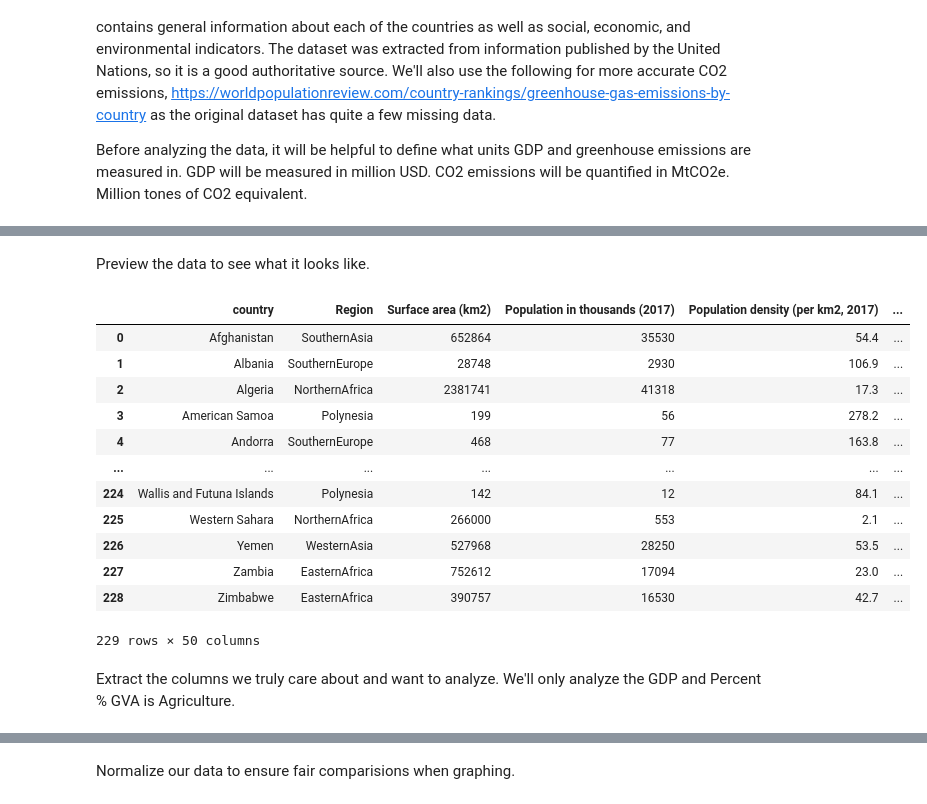
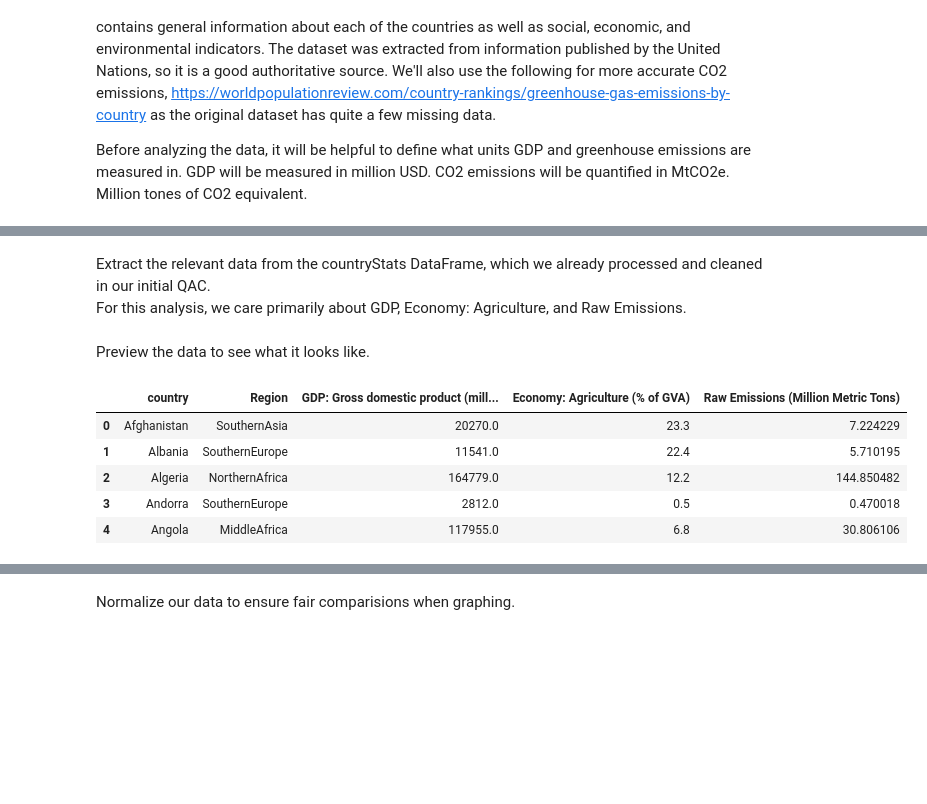
Before and after one commit to melotic/cs3654-project, a Jupyter notebook: Project3.ipynb, the cells around one changed output, grey strips where cells are left out. Drawn from its saved outputs; the diff is of its cells as text; code cells hidden in the pictures; blank space fills up the shorter version.

Commit message:
Made some modifications to analysis

```diff
--- a/Project3.ipynb
+++ b/Project3.ipynb
@@ -663,20 +627,16 @@ dtype: object
+# %% [markdown]
+Extract the relevant data from the countryStats DataFrame, which we already processed and cleaned in our initial QAC.
+For this analysis, we care primarily about GDP, Economy: Agriculture, and Raw Emissions.
+# %%
+data = countryStats[["country", "Region", "GDP: Gross domestic product (million current US$)", "Economy: Agriculture (% of GVA)", "Raw Emissions (Million Metric Tons)"]]
 # %% [markdown]
 Preview the data to see what it looks like.
 # %%
-data
+data.head()
 # %% [output]
-|  | country | Region | Surface area (km2) | Population in thousands (2017) | Population density (per km2, 2017) | ... |
-| 0 | Afghanistan | SouthernAsia | 652864 | 35530 | 54.4 | ... |
-| 1 | Albania | SouthernEurope | 28748 | 2930 | 106.9 | ... |
-| 2 | Algeria | NorthernAfrica | 2381741 | 41318 | 17.3 | ... |
-| 3 | American Samoa | Polynesia | 199 | 56 | 278.2 | ... |
-| 4 | Andorra | SouthernEurope | 468 | 77 | 163.8 | ... |
-| ... | ... | ... | ... | ... | ... | ... |
-| 224 | Wallis and Futuna Islands | Polynesia | 142 | 12 | 84.1 | ... |
-| 225 | Western Sahara | NorthernAfrica | 266000 | 553 | 2.1 | ... |
-| 226 | Yemen | WesternAsia | 527968 | 28250 | 53.5 | ... |
-| 227 | Zambia | EasternAfrica | 752612 | 17094 | 23.0 | ... |
-| 228 | Zimbabwe | EasternAfrica | 390757 | 16530 | 42.7 | ... |
+|  | country | Region | GDP: Gross domestic product (mill... | Economy: Agriculture (% of GVA) | Raw Emissions (Million Metric Tons) |
+| 0 | Afghanistan | SouthernAsia | 20270.0 | 23.3 | 7.224229 |
+| 1 | Albania | SouthernEurope | 11541.0 | 22.4 | 5.710195 |
+| 2 | Algeria | NorthernAfrica | 164779.0 | 12.2 | 144.850482 |
+| 3 | Andorra | SouthernEurope | 2812.0 | 0.5 | 0.470018 |
+| 4 | Angola | MiddleAfrica | 117955.0 | 6.8 | 30.806106 |
-229 rows × 50 columns
-# %% [markdown]
-Extract the columns we truly care about and want to analyze. We'll only analyze the GDP and Percent % GVA is Agriculture.
```
Also changed, not shown: parts of 49 cells of this notebook.
